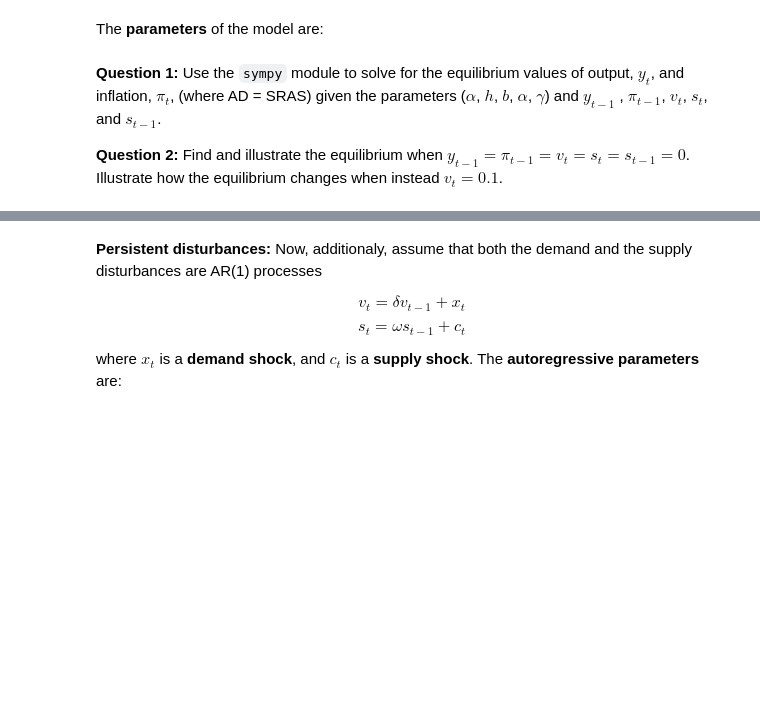
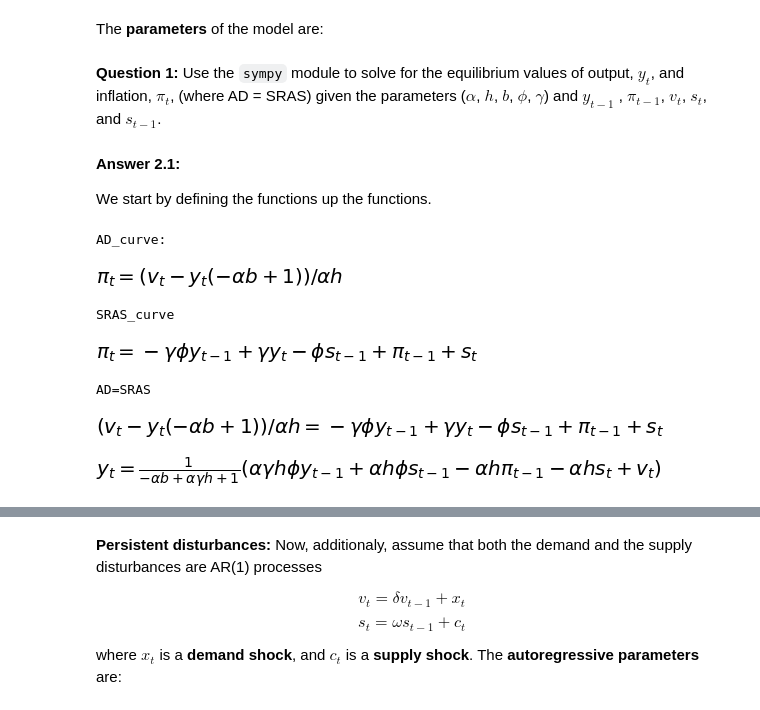
Before and after one commit to NumEconCopenhagen/projects-2019-nx31, a Jupyter notebook: examproject/examproject-M.ipynb, the cells around one changed output, grey strips where cells are left out. Drawn from its saved outputs; the diff is of its cells as text; code cells hidden in the pictures; blank space fills up the shorter version.

```diff
--- a/examproject/examproject-M.ipynb
+++ b/examproject/examproject-M.ipynb
@@ -141,6 +242,54 @@ par['b'] = 0.5
 par['phi'] = 0
 par['gamma'] = 0.075
 # %% [markdown]
-**Question 1:** Use the ``sympy`` module to solve for the equilibrium values of output, $y_t$, and inflation, $\pi_t$, (where AD = SRAS) given the parameters ($\alpha$, $h$, $b$, $\alpha$, $\gamma$) and $y_{t-1}$ , $\pi_{t-1}$, $v_t$, $s_t$, and $s_{t-1}$.
-
-**Question 2:** Find and illustrate the equilibrium when $y_{t-1} = \pi_{t-1} = v_t = s_t = s_{t-1} = 0$. Illustrate how the equilibrium changes when instead $v_t = 0.1$.
+**Question 1:** Use the ``sympy`` module to solve for the equilibrium values of output, $y_t$, and inflation, $\pi_t$, (where AD = SRAS) given the parameters ($\alpha$, $h$, $b$, $\phi$, $\gamma$) and $y_{t-1}$ , $\pi_{t-1}$, $v_t$, $s_t$, and $s_{t-1}$.
+# %% [markdown]
+**Answer 2.1:**
+
+We start by defining the functions up the functions.
+# %%
+# Defines variables for sympy math symbols
+# Variables
+y_t = sm.symbols('y_t')
+r_t = sm.symbols('r_t')
+v_t = sm.symbols('v_t')
+pi_t = sm.symbols('pi_t')
+i_t = sm.symbols('i_t')
+pie_t = sm.symbols('pi_t^e')
+s_t = sm.symbols('s_t')
+pie_plus = sm.symbols('pi_t+1^e')
+pi_minus = sm.symbols('pi_t-1')
+y_minus = sm.symbols('y_t-1')
+s_minus = sm.symbols('s_t-1')
+
+# Parameters
+alpha = sm.symbols('alpha')
+h = sm.symbols('h')
+b = sm.symbols('b')
+phi = sm.symbols('phi')
+gamma = sm.symbols('gamma')
+# %%
+# a: defining AD and SRAS
+print(f'AD_curve:')
+AD_curve = 1/(h*alpha)*(v_t-(1-b*alpha)*y_t)
+display(sm.Eq(pi_t,AD_curve))
+print(f'SRAS_curve')
+SRAS_curve = pi_minus + gamma*y_t-phi*gamma*y_minus+s_t-phi*s_minus
+display(sm.Eq(pi_t,SRAS_curve))
+
+# b: Equalizing
+print(f'AD=SRAS')
+equal =  AD_curve-SRAS_curve
+display(sm.Eq(AD_curve,SRAS_curve))
+
+# c: Solving the model
+equal_solve_y = sm.solve(equal,y_t)[0]
+display(sm.Eq(y_t,equal_solve_y))
+# %% [output]
+AD_curve:
+[figure, added]
+SRAS_curve
+[figure, added]
+AD=SRAS
+[figure, added]
+[figure, added]
```
Also changed, not shown: parts of 25 cells of this notebook, 2 other files.
